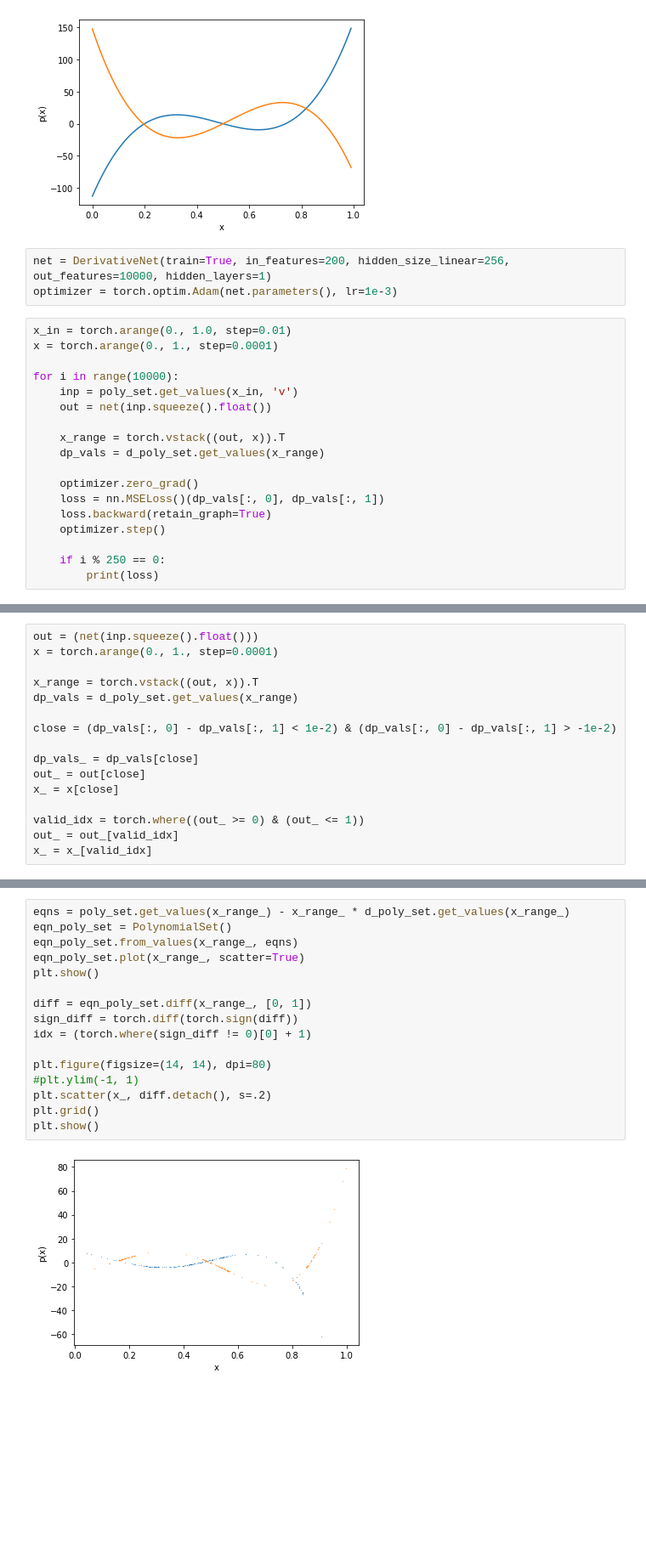
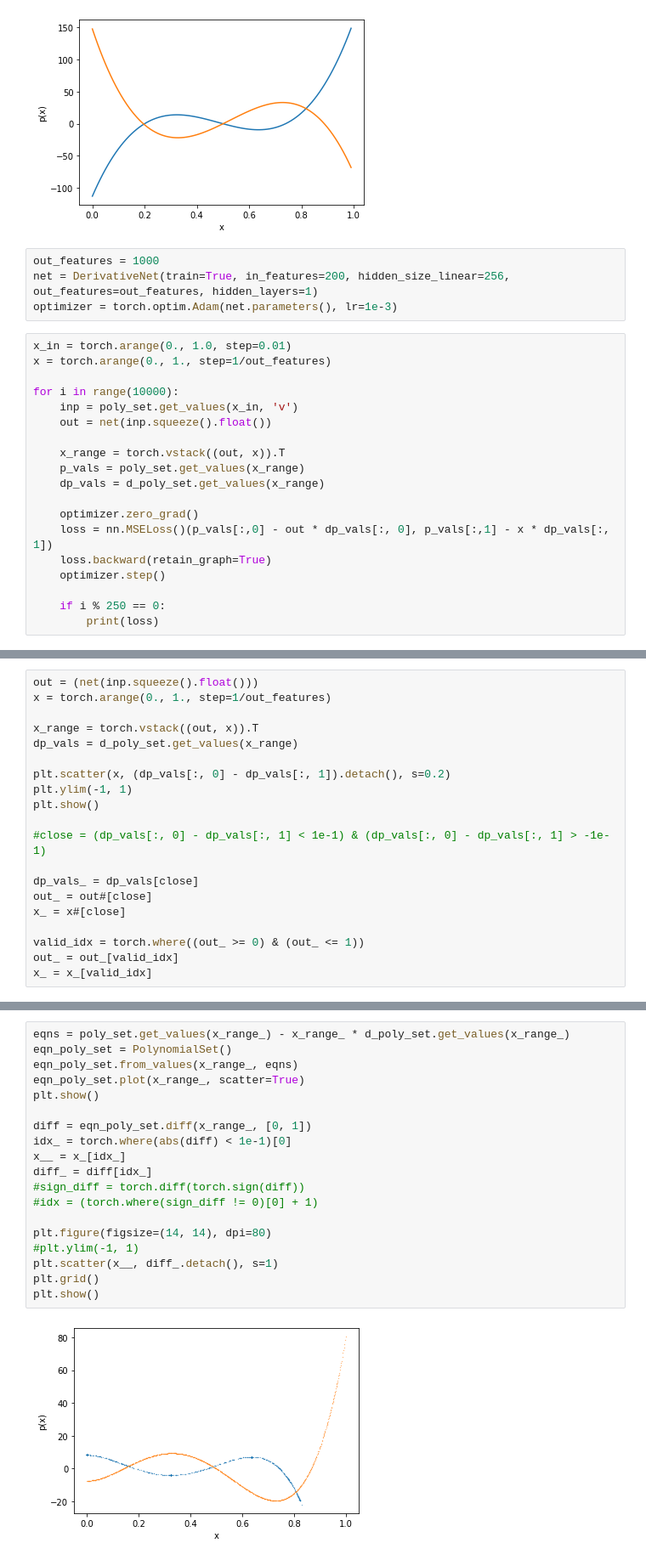
Before and after one commit to eldonko/Masters-Thesis-Code, a Jupyter notebook: notebooks/sandbox/Untitled.ipynb, the cells around one changed output, grey strips where cells are left out. Shown: that part at 85% size. Drawn from its saved outputs; the diff is of its cells as text; blank space fills up the shorter version.

```diff
--- a/notebooks/sandbox/Untitled.ipynb
+++ b/notebooks/sandbox/Untitled.ipynb
@@ -42,21 +42,23 @@ plt.show()
 [figure]
 [figure]
 # %%
-net = DerivativeNet(train=True, in_features=200, hidden_size_linear=256, out_features=10000, hidden_layers=1)
+out_features = 1000
+net = DerivativeNet(train=True, in_features=200, hidden_size_linear=256, out_features=out_features, hidden_layers=1)
 optimizer = torch.optim.Adam(net.parameters(), lr=1e-3)
 # %%
 x_in = torch.arange(0., 1.0, step=0.01)
-x = torch.arange(0., 1., step=0.0001)
+x = torch.arange(0., 1., step=1/out_features)
 
 for i in range(10000):
     inp = poly_set.get_values(x_in, 'v')
     out = net(inp.squeeze().float())
 
     x_range = torch.vstack((out, x)).T
+    p_vals = poly_set.get_values(x_range)
     dp_vals = d_poly_set.get_values(x_range)
 
     optimizer.zero_grad()
-    loss = nn.MSELoss()(dp_vals[:, 0], dp_vals[:, 1])
+    loss = nn.MSELoss()(p_vals[:,0] - out * dp_vals[:, 0], p_vals[:,1] - x * dp_vals[:, 1])
     loss.backward(retain_graph=True)
     optimizer.step()
 
@@ -84,15 +85,19 @@ KeyboardInterrupt:
 # %%
 out = (net(inp.squeeze().float()))
-x = torch.arange(0., 1., step=0.0001)
+x = torch.arange(0., 1., step=1/out_features)
 
 x_range = torch.vstack((out, x)).T
 dp_vals = d_poly_set.get_values(x_range)
 
-close = (dp_vals[:, 0] - dp_vals[:, 1] < 1e-2) & (dp_vals[:, 0] - dp_vals[:, 1] > -1e-2)
+plt.scatter(x, (dp_vals[:, 0] - dp_vals[:, 1]).detach(), s=0.2)
+plt.ylim(-1, 1)
+plt.show()
+
+#close = (dp_vals[:, 0] - dp_vals[:, 1] < 1e-1) & (dp_vals[:, 0] - dp_vals[:, 1] > -1e-1)
 
 dp_vals_ = dp_vals[close]
-out_ = out[close]
-x_ = x[close]
+out_ = out#[close]
+x_ = x#[close]
 
 valid_idx = torch.where((out_ >= 0) & (out_ <= 1))
 out_ = out_[valid_idx]
@@ -110,18 +124,21 @@ d_poly_set.plot(x_range, scatter=True)
 # %%
 eqns = poly_set.get_values(x_range_) - x_range_ * d_poly_set.get_values(x_range_)
 eqn_poly_set = PolynomialSet()
 eqn_poly_set.from_values(x_range_, eqns)
 eqn_poly_set.plot(x_range_, scatter=True)
 plt.show()
 
 diff = eqn_poly_set.diff(x_range_, [0, 1])
-sign_diff = torch.diff(torch.sign(diff))
-idx = (torch.where(sign_diff != 0)[0] + 1)
+idx_ = torch.where(abs(diff) < 1e-1)[0]
+x__ = x_[idx_]
+diff_ = diff[idx_]
+#sign_diff = torch.diff(torch.sign(diff))
+#idx = (torch.where(sign_diff != 0)[0] + 1)
 
 plt.figure(figsize=(14, 14), dpi=80)
 #plt.ylim(-1, 1)
-plt.scatter(x_, diff.detach(), s=.2)
+plt.scatter(x__, diff_.detach(), s=1)
 plt.grid()
 plt.show()
 # %% [output]
-[figure, old version]
+[figure, new version]
```
Also changed, not shown: parts of 6 cells of this notebook, 23 other files.
